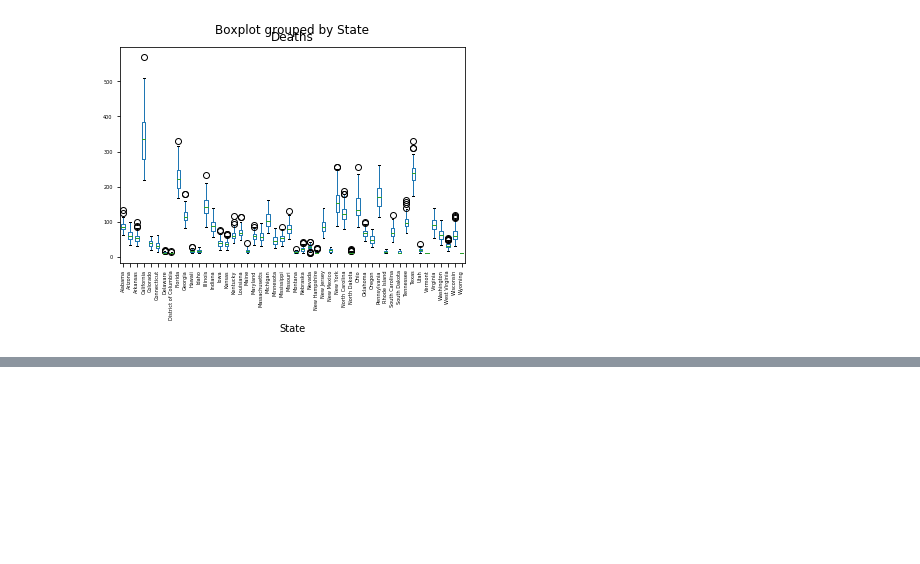
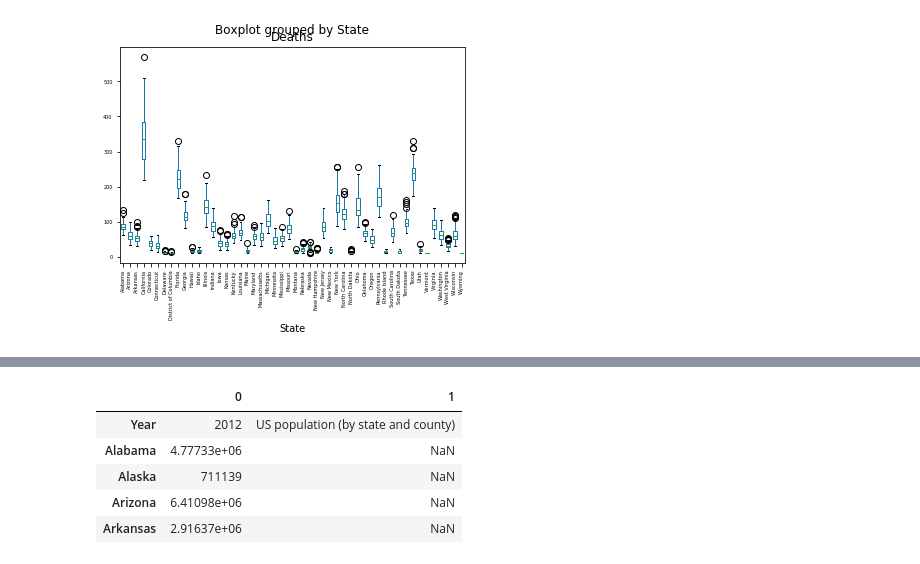
Before and after one commit to vlnik-belyaev/CDC_stat, a Jupyter notebook: CDC_heat_influence/Draft version.ipynb, the cells around one changed output, grey strips where cells are left out. Cells and saved outputs as stored; diff of their text form; code cells hidden in the pictures; blank space fills up the shorter version.

```diff
--- a/CDC_heat_influence/Draft version.ipynb
+++ b/CDC_heat_influence/Draft version.ipynb
@@ -204,0 +206,5 @@ stroke_death_data.boxplot(by='State',
+# %%
+states_population_file = 'datasets/us-population-by-state-and-count.csv'
+states_population_raw = pd.read_csv(states_population_file)
+# Print the head of the DataFrame
+print(states_population_raw.head())
@@ -204,0 +229,2 @@ stroke_death_data.boxplot(by='State',
+# %%
+states_population = states_population_raw.T
@@ -204,0 +241,9 @@ stroke_death_data.boxplot(by='State',
+# %%
+states_population.head()
+# %% [output]
+|  | 0 | 1 |
+| Year | 2012 | US population (by state and county) |
+| Alabama | 4.77733e+06 | NaN |
+| Alaska | 711139 | NaN |
+| Arizona | 6.41098e+06 | NaN |
+| Arkansas | 2.91637e+06 | NaN |
```
Also changed, not shown: parts of 19 cells of this notebook, 2 other files.
